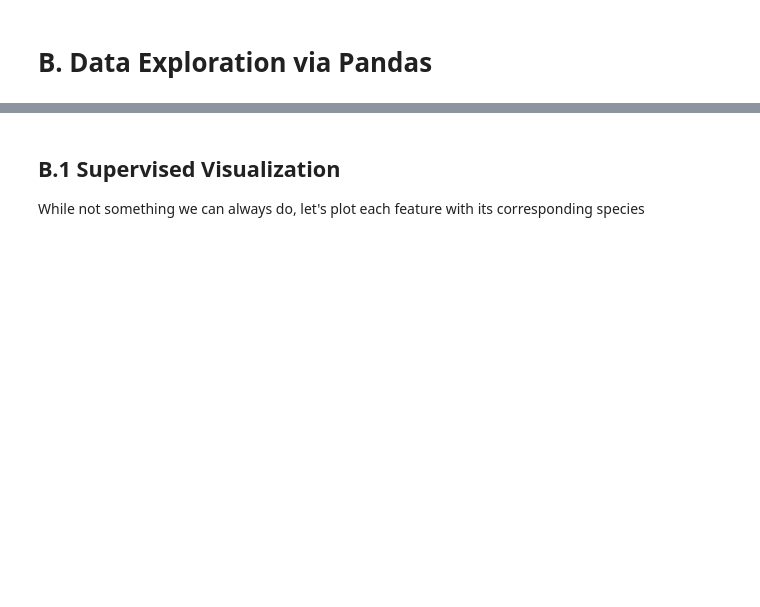
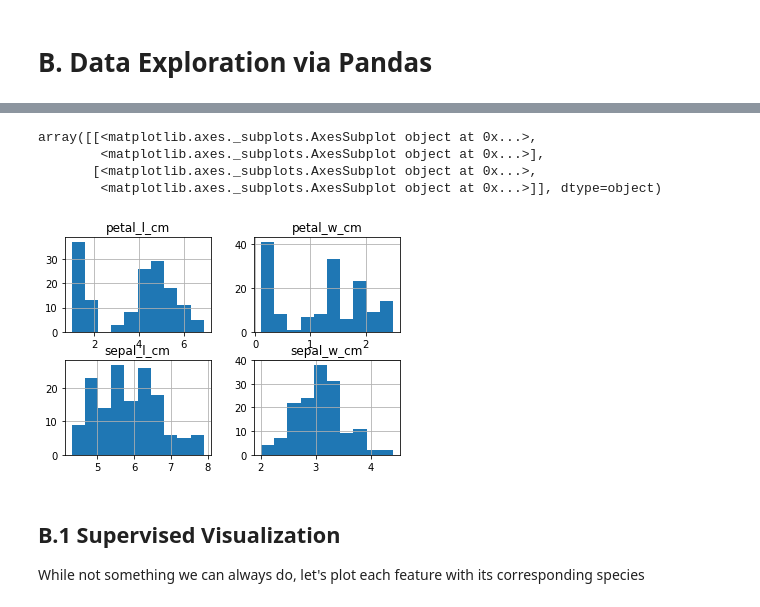
Before and after one commit to emily-jean/dimensionality-reduction, a Jupyter notebook: starter-3.3.ipynb, the cells around one changed output, grey strips where cells are left out. Cells and saved outputs as stored; diff of their text form; code cells hidden in the pictures; blank space fills up the shorter version.

```diff
--- a/starter-3.3.ipynb
+++ b/starter-3.3.ipynb
@@ -42,5 +91,12 @@ X
 # %%
 # TODO: Use the hist method to output histograms of all of X's columns
+X.hist()
+# %% [output]
+array([[<matplotlib.axes._subplots.AxesSubplot object at 0x...>,
+        <matplotlib.axes._subplots.AxesSubplot object at 0x...>],
+       [<matplotlib.axes._subplots.AxesSubplot object at 0x...>,
+        <matplotlib.axes._subplots.AxesSubplot object at 0x...>]], dtype=object)
+[figure, added]
 # %% [markdown]
 ## B.1 Supervised Visualization
 While not something we can always do, let's plot each feature with its corresponding species
```
Also changed, not shown: parts of 31 cells of this notebook.
